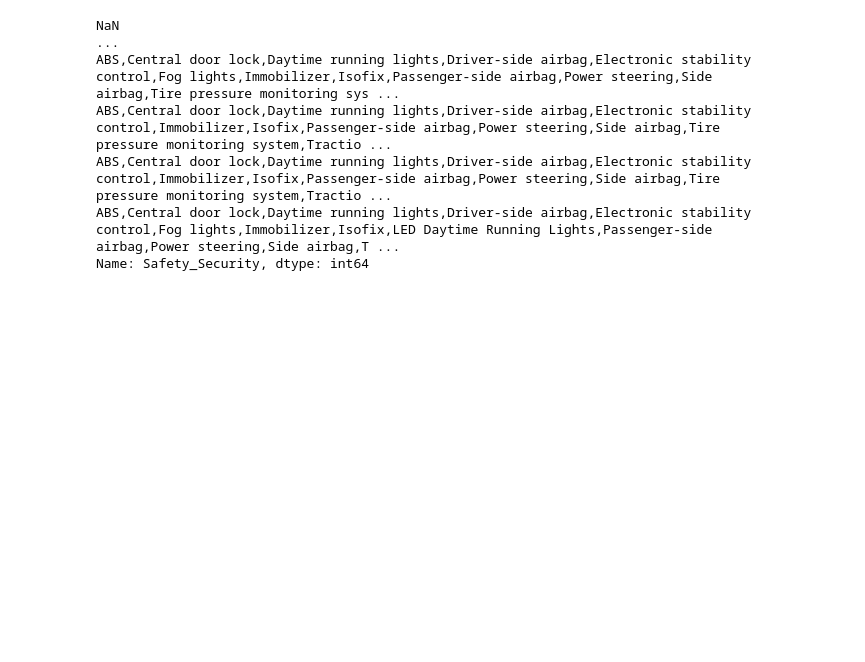
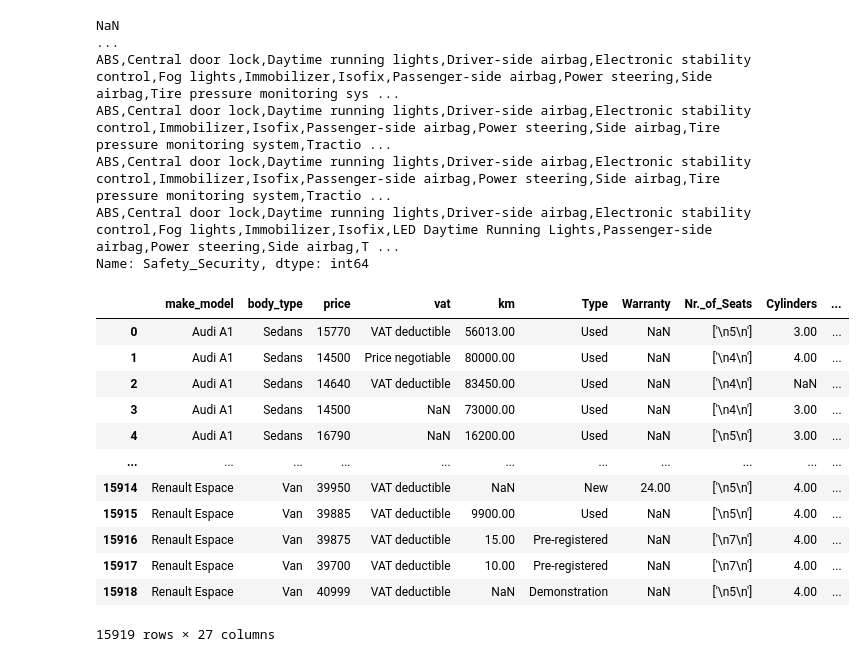
Before and after one commit to ustab/CAPS_PROJECT-11-22-DS-F1218-B-USTA, a Jupyter notebook: DAwPy_Capstone_Project_(AutoScout)_Student_(1_DATA_CLEANING_F_1218_B_USTA)_(1).ipynb, the cells around one changed output. Drawn from its saved outputs; the diff is of its cells as text; code cells hidden in the pictures; blank space fills up the shorter version.

Commit message:
CDATA CLEANINGreated using Colaboratory

```diff
--- a/DAwPy_Capstone_Project_(AutoScout)_Student_(1_DATA_CLEANING_F_1218_B_USTA)_(1).ipynb
+++ b/DAwPy_Capstone_Project_(AutoScout)_Student_(1_DATA_CLEANING_F_1218_B_USTA)_(1).ipynb
@@ -1747,0 +1749,16 @@ df.to_csv("clean_scout.csv", index=False)
+# %%
+pd.read_csv("clean_scout.csv")
+# %% [output]
+|  | make_model | body_type | price | vat | km | Type | Warranty | Nr._of_Seats | Cylinders | ... |
+| 0 | Audi A1 | Sedans | 15770 | VAT deductible | 56013.00 | Used | NaN | ['\n5\n'] | 3.00 | ... |
+| 1 | Audi A1 | Sedans | 14500 | Price negotiable | 80000.00 | Used | NaN | ['\n4\n'] | 4.00 | ... |
+| 2 | Audi A1 | Sedans | 14640 | VAT deductible | 83450.00 | Used | NaN | ['\n4\n'] | NaN | ... |
+| 3 | Audi A1 | Sedans | 14500 | NaN | 73000.00 | Used | NaN | ['\n4\n'] | 3.00 | ... |
+| 4 | Audi A1 | Sedans | 16790 | NaN | 16200.00 | Used | NaN | ['\n5\n'] | 3.00 | ... |
+| ... | ... | ... | ... | ... | ... | ... | ... | ... | ... | ... |
+| 15914 | Renault Espace | Van | 39950 | VAT deductible | NaN | New | 24.00 | ['\n5\n'] | 4.00 | ... |
+| 15915 | Renault Espace | Van | 39885 | VAT deductible | 9900.00 | Used | NaN | ['\n5\n'] | 4.00 | ... |
+| 15916 | Renault Espace | Van | 39875 | VAT deductible | 15.00 | Pre-registered | NaN | ['\n7\n'] | 4.00 | ... |
+| 15917 | Renault Espace | Van | 39700 | VAT deductible | 10.00 | Pre-registered | NaN | ['\n7\n'] | 4.00 | ... |
+| 15918 | Renault Espace | Van | 40999 | VAT deductible | NaN | Demonstration | NaN | ['\n5\n'] | 4.00 | ... |
+15919 rows × 27 columns
```
Also changed, not shown: parts of 1 cell of this notebook.
